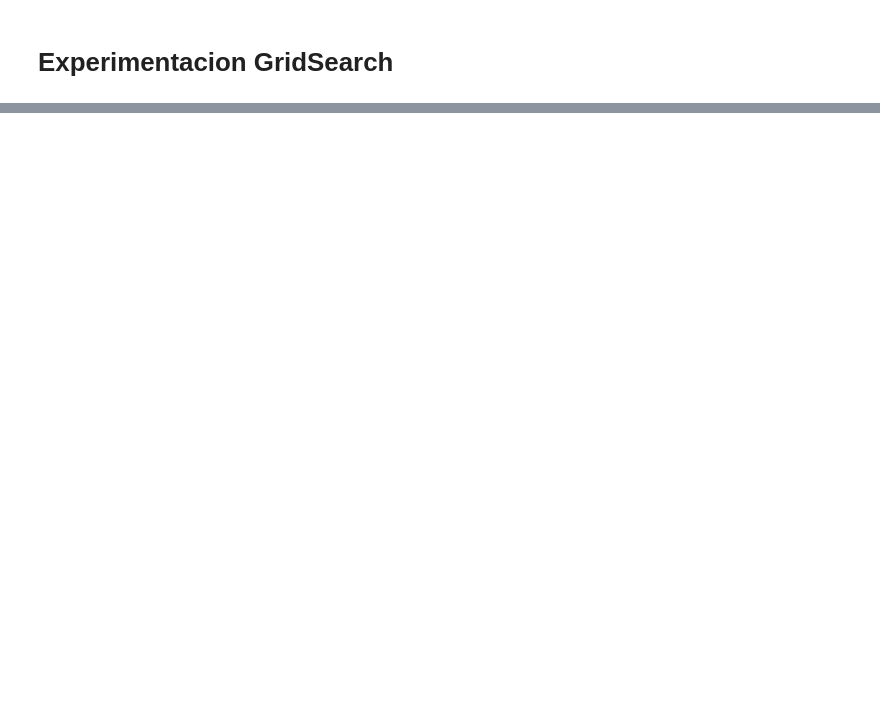
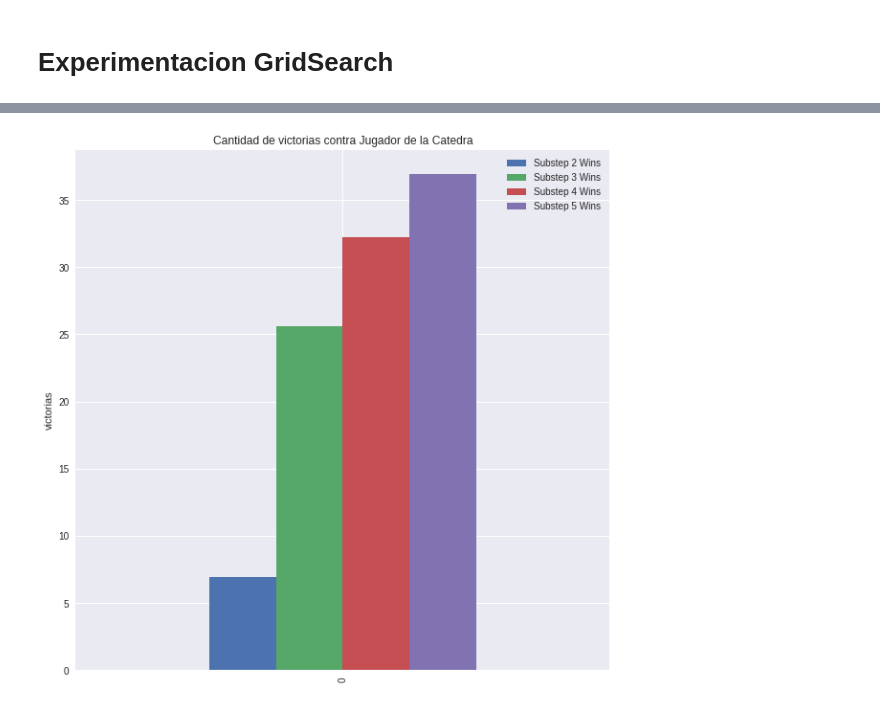
Before and after one commit to colltoaction/startup3-algo3, a Jupyter notebook: experimentacion/laboratorio.ipynb, the cells around one changed output, grey strips where cells are left out. Saved outputs shown, nothing was run; the diff lists cells and outputs as text; code cells hidden in the pictures; blank space fills up the shorter version.

```diff
--- a/experimentacion/laboratorio.ipynb
+++ b/experimentacion/laboratorio.ipynb
@@ -153,0 +168,4 @@ for i in [2,3,4]:
+# %%
+playAgainstAndPlotIt(catedraPlayer)
+# %% [output]
+[figure, added]
```
Also changed, not shown: parts of 15 cells of this notebook, 43 other files.
